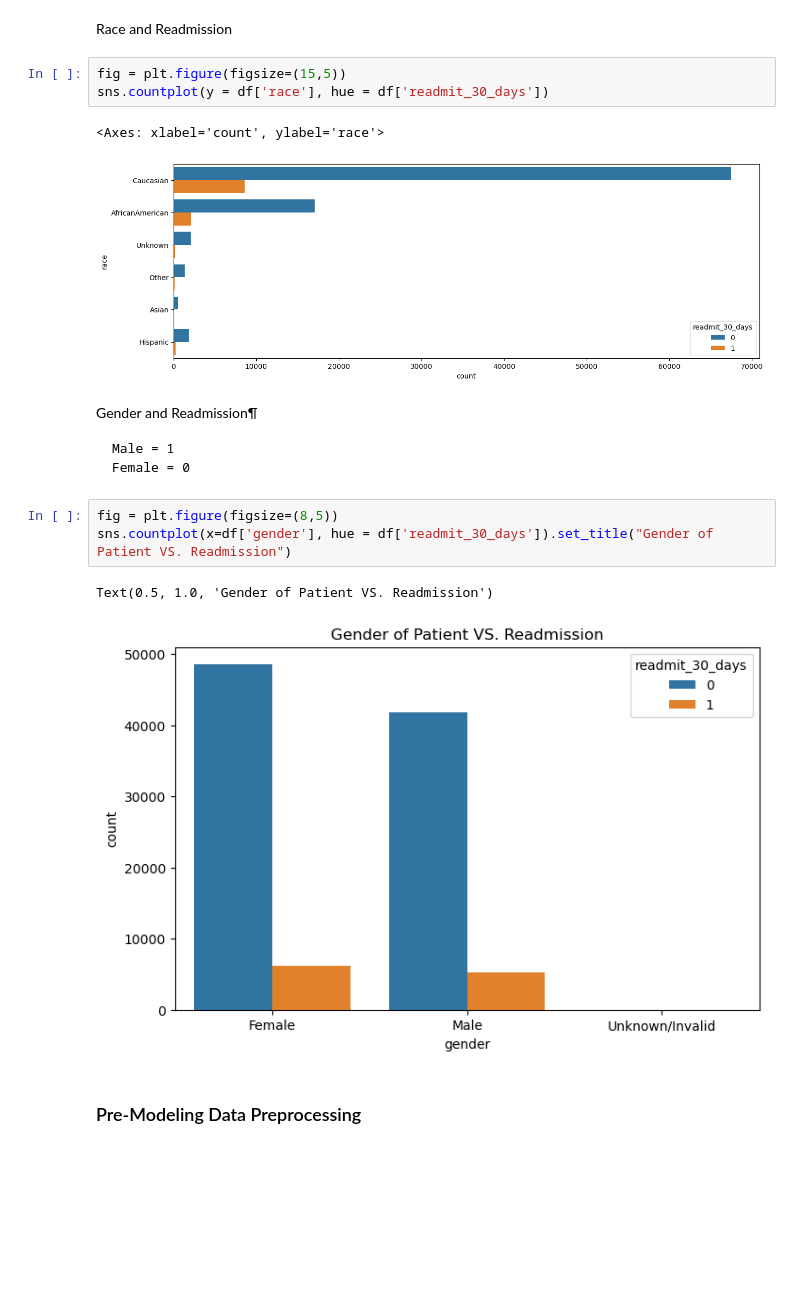
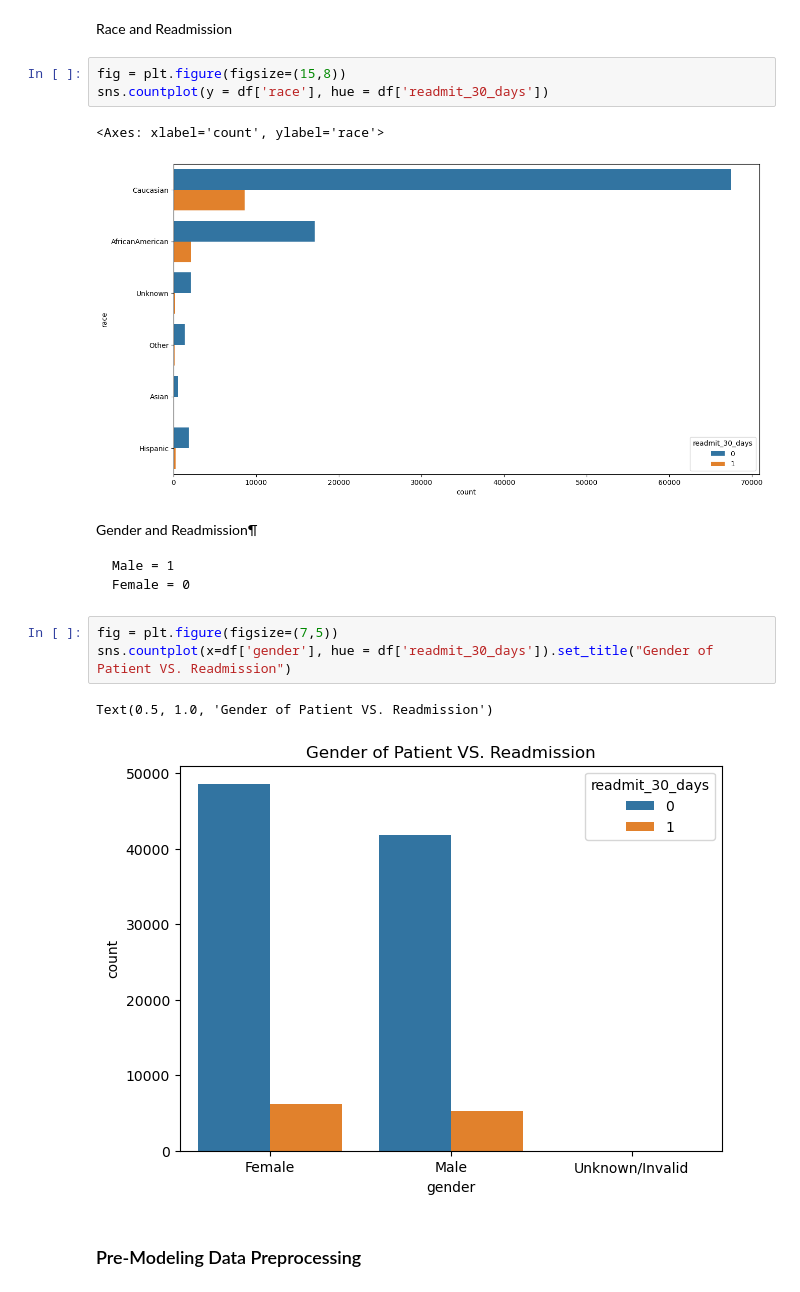
Before and after one commit to Cooper-Zhong/CS340-Computational-Ethics, a Jupyter notebook: Assignment/A2/train.ipynb, the cells around one changed output. Saved outputs shown, nothing was run; the diff lists cells and outputs as text; blank space fills up the shorter version.

```diff
--- a/Assignment/A2/train.ipynb
+++ b/Assignment/A2/train.ipynb
@@ -176,11 +176,11 @@ Text(0.5, 1.0, 'Age of Patient VS. Readmission')
 # %% [markdown]
 Race and Readmission
 # %%
-fig = plt.figure(figsize=(15,5))
+fig = plt.figure(figsize=(15,8))
 sns.countplot(y = df['race'], hue = df['readmit_30_days'])
 # %% [output]
 <Axes: xlabel='count', ylabel='race'>
-[figure, old version]
+[figure, new version]
 # %% [markdown]
 
 Gender and Readmission¶
@@ -188,11 +188,11 @@ Gender and Readmission¶
     Male = 1
     Female = 0
 # %%
-fig = plt.figure(figsize=(8,5))
+fig = plt.figure(figsize=(7,5))
 sns.countplot(x=df['gender'], hue = df['readmit_30_days']).set_title("Gender of Patient VS. Readmission")
 # %% [output]
 Text(0.5, 1.0, 'Gender of Patient VS. Readmission')
-[figure, old version]
+[figure, new version]
 # %% [markdown]
 ### Pre-Modeling Data Preprocessing
 # %%
```
Also changed, not shown: 6 other files.
